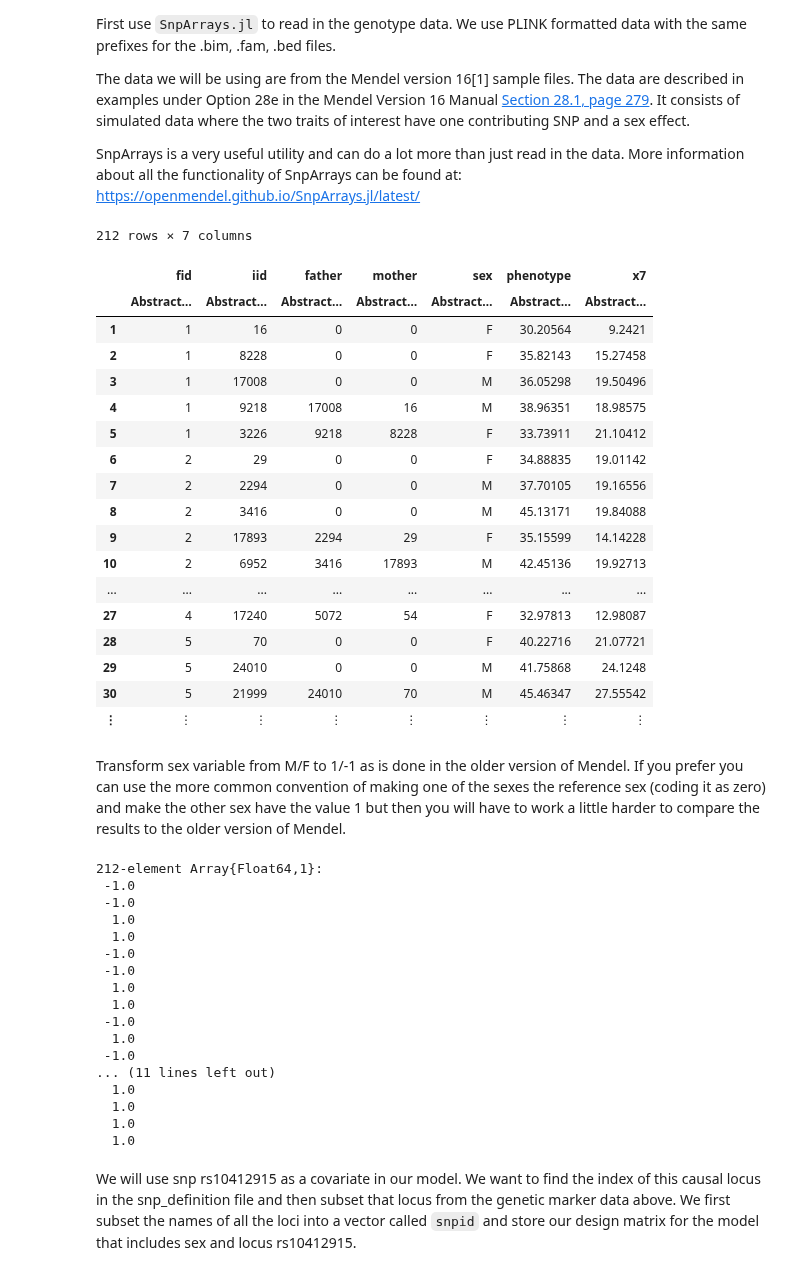
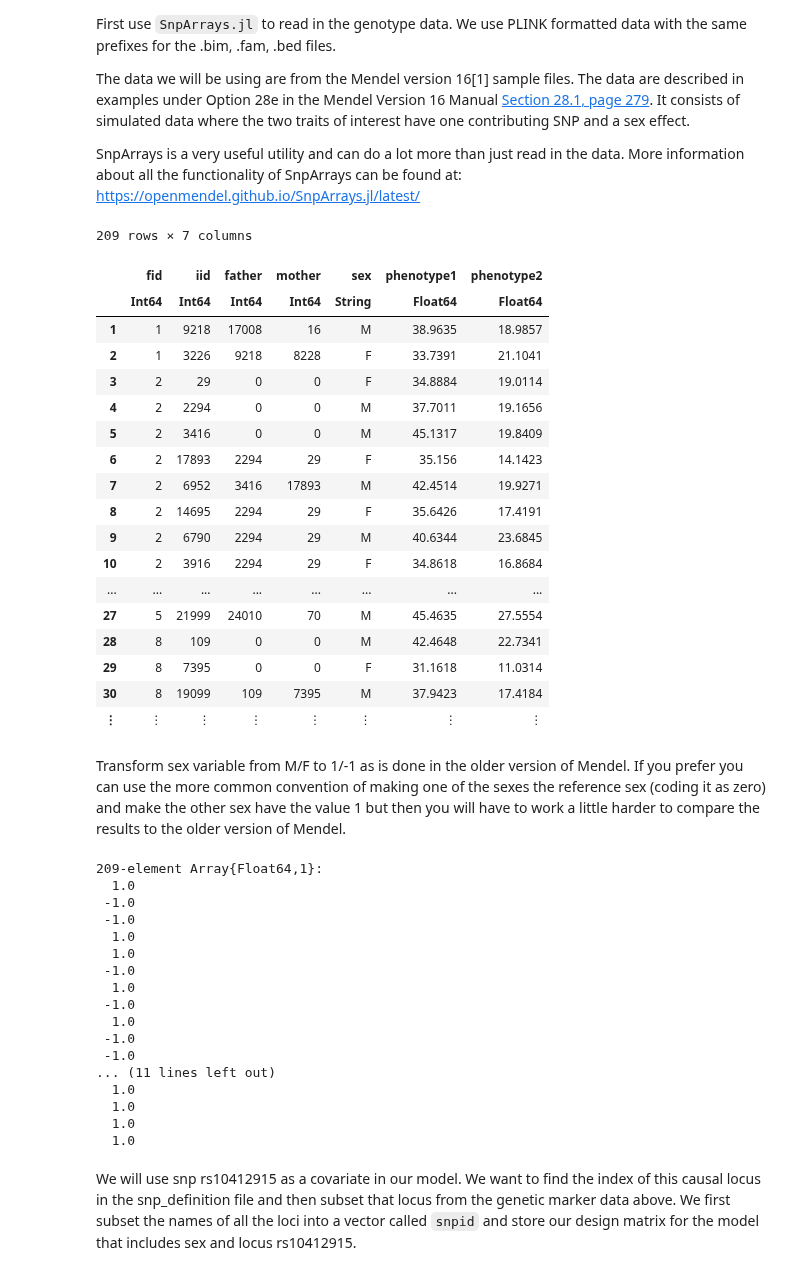
Before and after one commit to OpenMendel/TraitSimulation.jl, a Jupyter notebook: docs/TraitSimulation_28e.ipynb, the cells around one changed output. Saved outputs shown, nothing was run; the diff lists cells and outputs as text; code cells hidden in the pictures.

```diff
--- a/docs/TraitSimulation_28e.ipynb
+++ b/docs/TraitSimulation_28e.ipynb
@@ -46,37 +50,34 @@ https://openmendel.github.io/SnpArrays.jl/latest/
 # %%
 filepath = "traitsim28e"
 snpdata = SnpArray(filepath * ".bed")
 rowmask, colmask =  SnpArrays.filter(snpdata);
-famfile = SnpData(filepath).person_info
+famfile28e = CSV.read("traitsim28e.fam"; header = [:fid, :iid, :father, :mother, :sex, :phenotype1, :phenotype2])
 # %% [output]
-212 rows × 7 columns
+209 rows × 7 columns
-|  | fid | iid | father | mother | sex | phenotype | x7 |
-|  | Abstract… | Abstract… | Abstract… | Abstract… | Abstract… | Abstract… | Abstract… |
-| 1 | 1 | 16 | 0 | 0 | F | 30.20564 | 9.2421 |
-| 2 | 1 | 8228 | 0 | 0 | F | 35.82143 | 15.27458 |
-| 3 | 1 | 17008 | 0 | 0 | M | 36.05298 | 19.50496 |
-| 4 | 1 | 9218 | 17008 | 16 | M | 38.96351 | 18.98575 |
-| 5 | 1 | 3226 | 9218 | 8228 | F | 33.73911 | 21.10412 |
-| 6 | 2 | 29 | 0 | 0 | F | 34.88835 | 19.01142 |
-| 7 | 2 | 2294 | 0 | 0 | M | 37.70105 | 19.16556 |
-| 8 | 2 | 3416 | 0 | 0 | M | 45.13171 | 19.84088 |
-| 9 | 2 | 17893 | 2294 | 29 | F | 35.15599 | 14.14228 |
-| 10 | 2 | 6952 | 3416 | 17893 | M | 42.45136 | 19.92713 |
+|  | fid | iid | father | mother | sex | phenotype1 | phenotype2 |
+|  | Int64 | Int64 | Int64 | Int64 | String | Float64 | Float64 |
+| 1 | 1 | 9218 | 17008 | 16 | M | 38.9635 | 18.9857 |
+| 2 | 1 | 3226 | 9218 | 8228 | F | 33.7391 | 21.1041 |
+| 3 | 2 | 29 | 0 | 0 | F | 34.8884 | 19.0114 |
+| 4 | 2 | 2294 | 0 | 0 | M | 37.7011 | 19.1656 |
+| 5 | 2 | 3416 | 0 | 0 | M | 45.1317 | 19.8409 |
+| 6 | 2 | 17893 | 2294 | 29 | F | 35.156 | 14.1423 |
+| 7 | 2 | 6952 | 3416 | 17893 | M | 42.4514 | 19.9271 |
+| 8 | 2 | 14695 | 2294 | 29 | F | 35.6426 | 17.4191 |
+| 9 | 2 | 6790 | 2294 | 29 | M | 40.6344 | 23.6845 |
+| 10 | 2 | 3916 | 2294 | 29 | F | 34.8618 | 16.8684 |
 | ... | ... | ... | ... | ... | ... | ... | ... |
-| 27 | 4 | 17240 | 5072 | 54 | F | 32.97813 | 12.98087 |
-| 28 | 5 | 70 | 0 | 0 | F | 40.22716 | 21.07721 |
-| 29 | 5 | 24010 | 0 | 0 | M | 41.75868 | 24.1248 |
-| 30 | 5 | 21999 | 24010 | 70 | M | 45.46347 | 27.55542 |
+| 27 | 5 | 21999 | 24010 | 70 | M | 45.4635 | 27.5554 |
+| 28 | 8 | 109 | 0 | 0 | M | 42.4648 | 22.7341 |
+| 29 | 8 | 7395 | 0 | 0 | F | 31.1618 | 11.0314 |
+| 30 | 8 | 19099 | 109 | 7395 | M | 37.9423 | 17.4184 |
 | ⋮ | ⋮ | ⋮ | ⋮ | ⋮ | ⋮ | ⋮ | ⋮ |
 # %% [markdown]
 Transform sex variable from M/F to 1/-1 as is done in the older version of Mendel.  If you prefer you can use the more common convention of making one of the sexes the reference sex (coding it as zero) and make the other sex have the value 1 but then you will have to work a little harder to compare the results to the older version of Mendel.
 # %%
-sex = map(x -> strip(x) == "F" ? -1.0 : 1.0, famfile[!, :sex]) # note julia's ternary operator '?'
+sex = map(x -> strip(x) == "F" ? -1.0 : 1.0, famfile28e[!, :sex]) # note julia's ternary operator '?'
 # %% [output]
-212-element Array{Float64,1}:
- -1.0
- -1.0
-  1.0
+209-element Array{Float64,1}:
   1.0
  -1.0
  -1.0
@@ -85,6 +86,9 @@ sex = map(x -> strip(x) == "F" ? -1.0 : 1.0, famfile[!, :sex]) # note julia's te
  -1.0
   1.0
  -1.0
+  1.0
+ -1.0
+ -1.0
 ... (11 lines left out)
   1.0
   1.0
```
Also changed, not shown: parts of 17 cells of this notebook, 1 other file.
